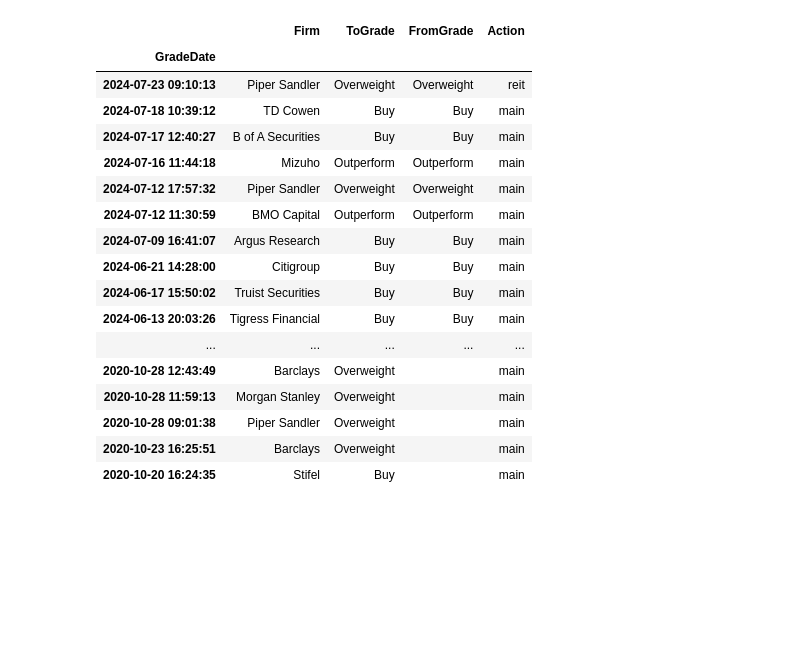
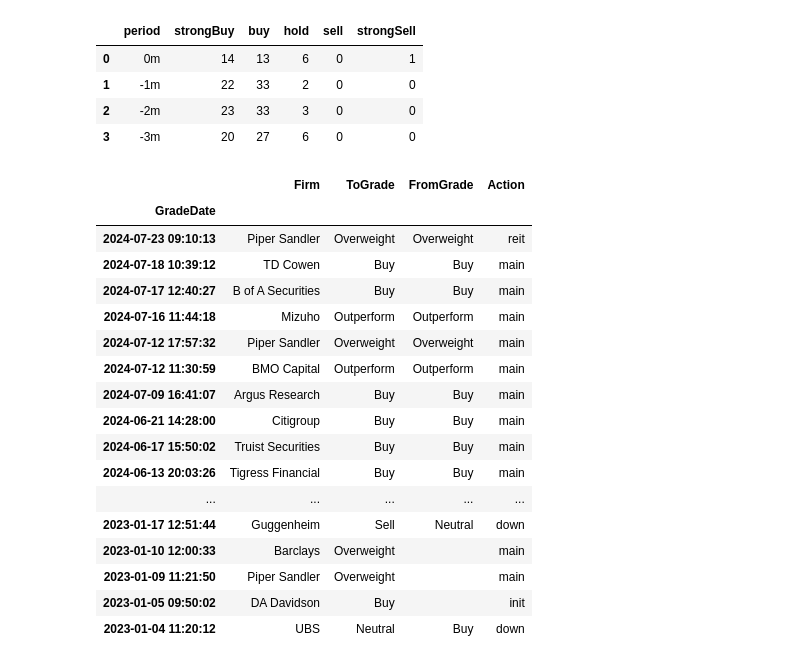
Before and after one commit to JuanIgnaciosj/YahooFinanceAPI, a Jupyter notebook: yahoo_finance.ipynb, the cells around one changed output. Cells and saved outputs as stored; diff of their text form; code cells hidden in the pictures; blank space fills up the shorter version.

```diff
--- a/yahoo_finance.ipynb
+++ b/yahoo_finance.ipynb
@@ -1,11 +1,15 @@
 # %%
-# import libraries
+# IMPORT LIBRARIES
 import yfinance as yf
 import pandas as pd
 import seaborn as sns
 import matplotlib.pyplot as plt
+import datetime as dt
+import math as mt
 
 #Permite ver todo el valor del df
-#pd.set_option('display.max_rows', None)
-sns.set()
+pd.set_option('display.max_rows', None)
+
+#Mostrar los valores directos
+%matplotlib inline
 # %%
@@ -230,24 +426,39 @@ institutionsCount             6825.00000
 # %%
 # show recommendations
-msft.recommendations
 msft.recommendations_summary
-msft.upgrades_downgrades
 # %% [output]
-|  | Firm | ToGrade | FromGrade | Action |
-| GradeDate |  |  |  |  |
-| 2024-07-23 09:10:13 | Piper Sandler | Overweight | Overweight | reit |
-| 2024-07-18 10:39:12 | TD Cowen | Buy | Buy | main |
-| 2024-07-17 12:40:27 | B of A Securities | Buy | Buy | main |
-| 2024-07-16 11:44:18 | Mizuho | Outperform | Outperform | main |
-| 2024-07-12 17:57:32 | Piper Sandler | Overweight | Overweight | main |
-| 2024-07-12 11:30:59 | BMO Capital | Outperform | Outperform | main |
-| 2024-07-09 16:41:07 | Argus Research | Buy | Buy | main |
-| 2024-06-21 14:28:00 | Citigroup | Buy | Buy | main |
-| 2024-06-17 15:50:02 | Truist Securities | Buy | Buy | main |
-| 2024-06-13 20:03:26 | Tigress Financial | Buy | Buy | main |
-| ... | ... | ... | ... | ... |
-| 2020-10-28 12:43:49 | Barclays | Overweight |  | main |
-| 2020-10-28 11:59:13 | Morgan Stanley | Overweight |  | main |
-| 2020-10-28 09:01:38 | Piper Sandler | Overweight |  | main |
-| 2020-10-23 16:25:51 | Barclays | Overweight |  | main |
-| 2020-10-20 16:24:35 | Stifel | Buy |  | main |
+|  | period | strongBuy | buy | hold | sell | strongSell |
+| 0 | 0m | 14 | 13 | 6 | 0 | 1 |
+| 1 | -1m | 22 | 33 | 2 | 0 | 0 |
+| 2 | -2m | 23 | 33 | 3 | 0 | 0 |
+| 3 | -3m | 20 | 27 | 6 | 0 | 0 |
+# %%
+# show recommendations
+start_date = '2023-01-01 00:00:00' #Fecha minima a definicion por criterio propio
+#msft.upgrades_downgrades
+filter_df = msft.upgrades_downgrades
+filter_df['Dates'] = msft.upgrades_downgrades.index
+
+filter_df = filter_df[filter_df['Dates'] >= start_date]
+filter_df = filter_df.drop(columns = 'Dates')
+
+filter_df
+# %% [output]
+|  | Firm | ToGrade | FromGrade | Action |
+| GradeDate |  |  |  |  |
+| 2024-07-23 09:10:13 | Piper Sandler | Overweight | Overweight | reit |
+| 2024-07-18 10:39:12 | TD Cowen | Buy | Buy | main |
+| 2024-07-17 12:40:27 | B of A Securities | Buy | Buy | main |
+| 2024-07-16 11:44:18 | Mizuho | Outperform | Outperform | main |
+| 2024-07-12 17:57:32 | Piper Sandler | Overweight | Overweight | main |
+| 2024-07-12 11:30:59 | BMO Capital | Outperform | Outperform | main |
+| 2024-07-09 16:41:07 | Argus Research | Buy | Buy | main |
+| 2024-06-21 14:28:00 | Citigroup | Buy | Buy | main |
+| 2024-06-17 15:50:02 | Truist Securities | Buy | Buy | main |
+| 2024-06-13 20:03:26 | Tigress Financial | Buy | Buy | main |
+| ... | ... | ... | ... | ... |
+| 2023-01-17 12:51:44 | Guggenheim | Sell | Neutral | down |
+| 2023-01-10 12:00:33 | Barclays | Overweight |  | main |
+| 2023-01-09 11:21:50 | Piper Sandler | Overweight |  | main |
+| 2023-01-05 09:50:02 | DA Davidson | Buy |  | init |
+| 2023-01-04 11:20:12 | UBS | Neutral | Buy | down |
```
Also changed, not shown: parts of 24 cells of this notebook, 1 other file.
